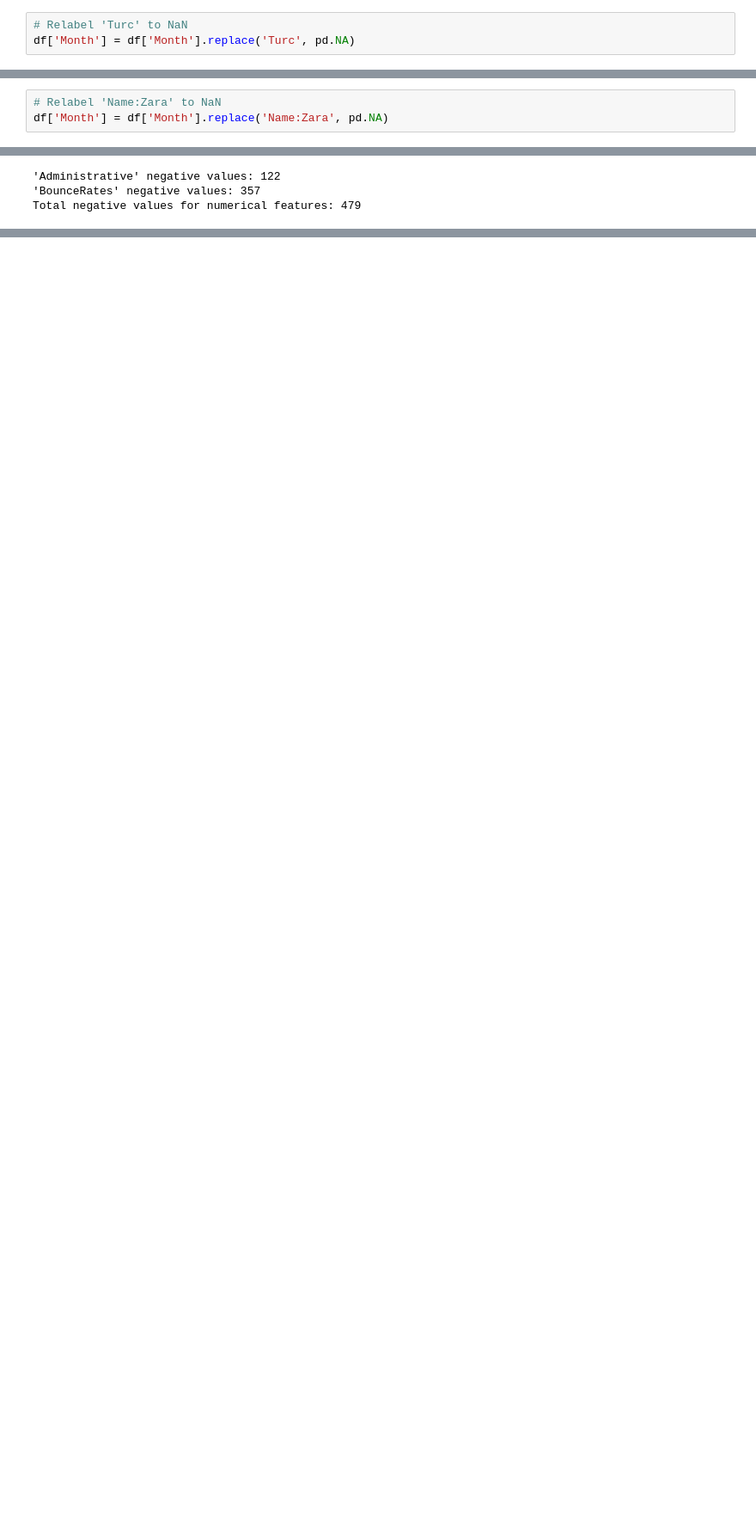
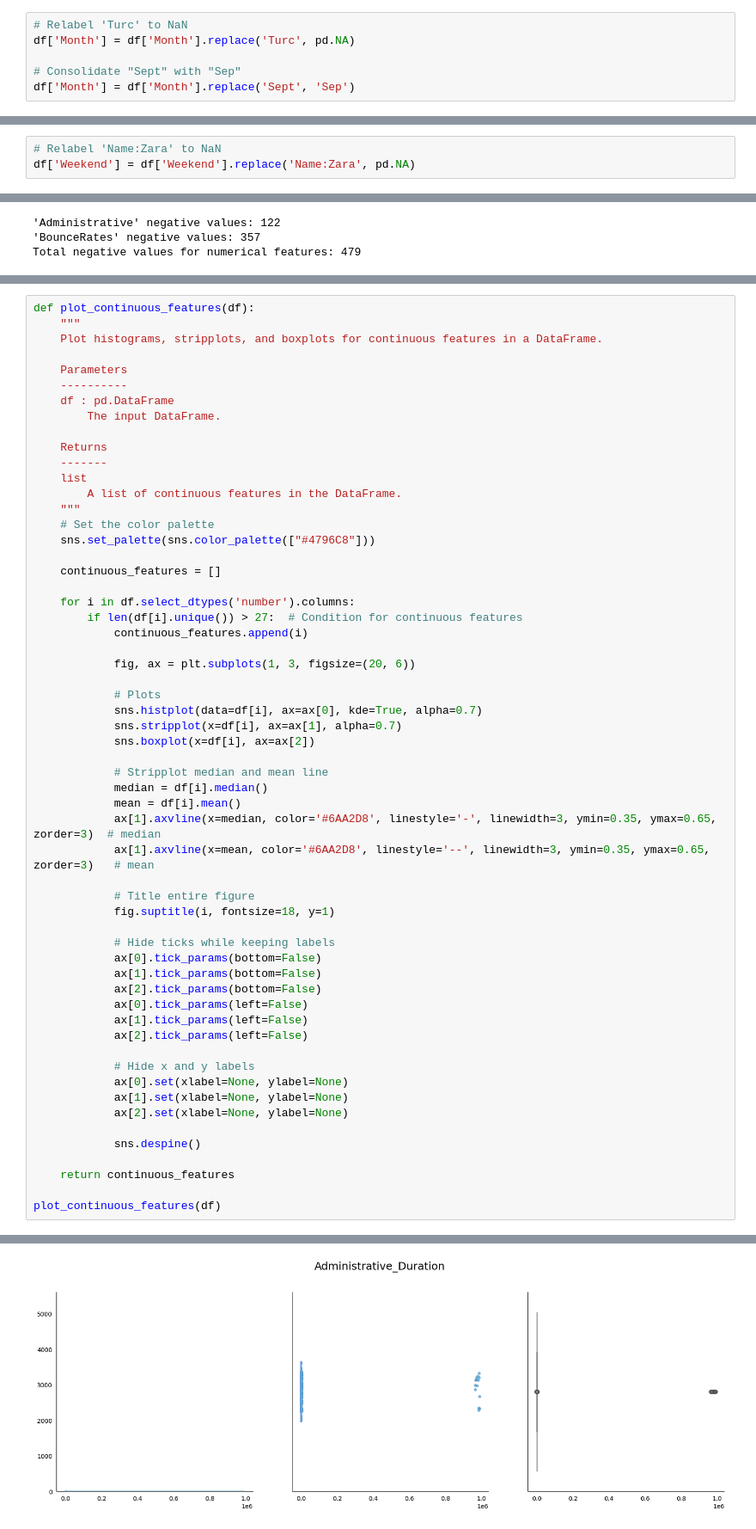
Before and after one commit to FutureGoose/ecommerce_purchase_prediction, a Jupyter notebook: gustaf_boden_ml_projekt.ipynb, the cells around one changed output, grey strips where cells are left out. Shown at 86% size. Drawn from its saved outputs; the diff is of its cells as text; blank space fills up the shorter version.

Commit message:
Downcasting, feature meta data analysis etc

```diff
--- a/gustaf_boden_ml_projekt.ipynb
+++ b/gustaf_boden_ml_projekt.ipynb
@@ -184,6 +164,9 @@ Month "Sept" count: 87
 # %%
 # Relabel 'Turc' to NaN
 df['Month'] = df['Month'].replace('Turc', pd.NA)
+
+# Consolidate "Sept" with "Sep"
+df['Month'] = df['Month'].replace('Sept', 'Sep')
 # %%
 print(f"There is now {df['Month'].isna().sum()} additional missing values.")
 # %% [output]
@@ -209,7 +192,7 @@ Name:Zara     184
 Name: count, dtype: int64
 # %%
 # Relabel 'Name:Zara' to NaN
-df['Month'] = df['Month'].replace('Name:Zara', pd.NA)
+df['Weekend'] = df['Weekend'].replace('Name:Zara', pd.NA)
 # %% [markdown]
 ### Investigation of Anomalies in Continuous Features
 Descriptive statistics reveal anomalies in the following features:
@@ -280,0 +439,59 @@ dtype: int64
+# %%
+def plot_continuous_features(df):
+    """
+    Plot histograms, stripplots, and boxplots for continuous features in a DataFrame.
+
+    Parameters
+    ----------
+    df : pd.DataFrame
+        The input DataFrame.
+
+    Returns
+    -------
+    list
+        A list of continuous features in the DataFrame.
+    """
+    # Set the color palette
+    sns.set_palette(sns.color_palette(["#4796C8"]))
+
+    continuous_features = []
+
+    for i in df.select_dtypes('number').columns:
+        if len(df[i].unique()) > 27:  # Condition for continuous features
+            continuous_features.append(i)
+
+            fig, ax = plt.subplots(1, 3, figsize=(20, 6))
+
+            # Plots
+            sns.histplot(data=df[i], ax=ax[0], kde=True, alpha=0.7)
+            sns.stripplot(x=df[i], ax=ax[1], alpha=0.7)
+            sns.boxplot(x=df[i], ax=ax[2])
+
+            # Stripplot median and mean line
+            median = df[i].median()
+            mean = df[i].mean()
+            ax[1].axvline(x=median, color='#6AA2D8', linestyle='-', linewidth=3, ymin=0.35, ymax=0.65, zorder=3)  # median
+            ax[1].axvline(x=mean, color='#6AA2D8', linestyle='--', linewidth=3, ymin=0.35, ymax=0.65, zorder=3)   # mean
+
+            # Title entire figure
+            fig.suptitle(i, fontsize=18, y=1)
+
+            # Hide ticks while keeping labels
+            ax[0].tick_params(bottom=False)
+            ax[1].tick_params(bottom=False)
+            ax[2].tick_params(bottom=False)
+            ax[0].tick_params(left=False)
+            ax[1].tick_params(left=False)
+            ax[2].tick_params(left=False)
+
+            # Hide x and y labels
+            ax[0].set(xlabel=None, ylabel=None)
+            ax[1].set(xlabel=None, ylabel=None)
+            ax[2].set(xlabel=None, ylabel=None)
+
+            sns.despine()
+
+    return continuous_features
+
+plot_continuous_features(df)
+# %% [output]
@@ -280,0 +505 @@ dtype: int64
+[figure, added]
```
Also changed, not shown: parts of 22 cells of this notebook.
